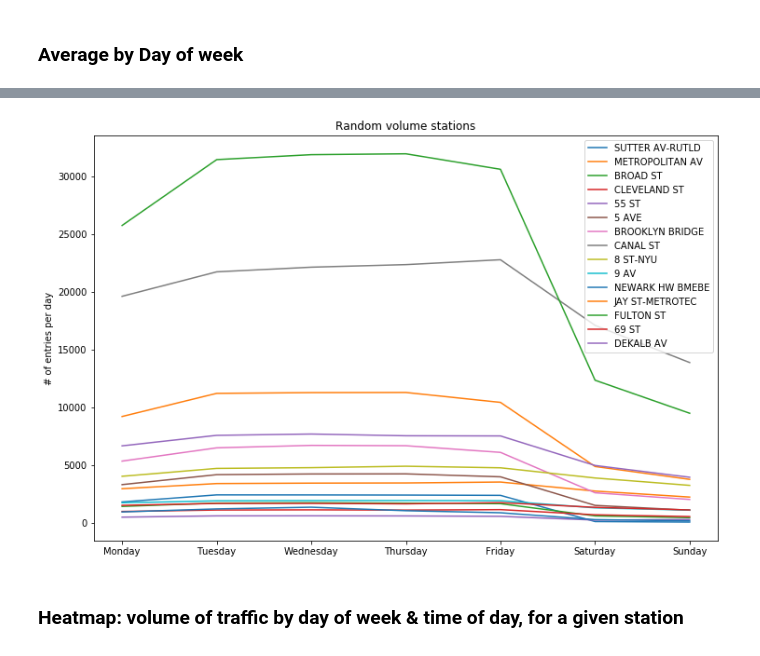
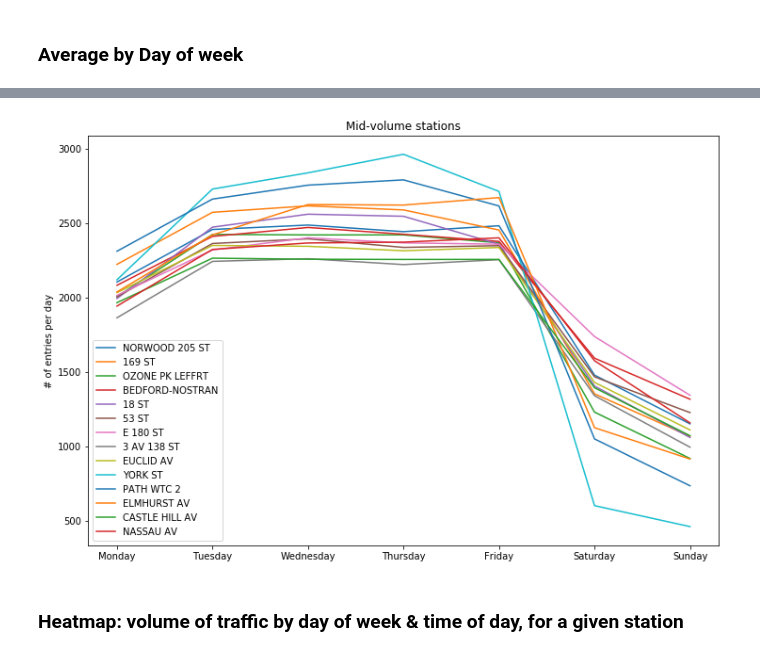
Before and after one commit to luketibbott/benson, a Jupyter notebook: benson_EDA-KF.ipynb, the cells around one changed output, grey strips where cells are left out. Cells and saved outputs as stored; diff of their text form; code cells hidden in the pictures.

```diff
--- a/benson_EDA-KF.ipynb
+++ b/benson_EDA-KF.ipynb
@@ -206,7 +225,7 @@ Compute chaos and weekend diff as % of total
 
 To make sure there are no anomalies on a certain day
 # %%
-grp3 = df3.groupby(['STATION','DATE'])['ENTRY_DIFFS','EXIT_DIFFS','TOTAL'].sum().reset_index()
+grp3 = df2.groupby(['STATION','DATE'])['ENTRY_DIFFS','EXIT_DIFFS','TOTAL'].sum().reset_index()
 # %%
 # ** If we want to keep this chart, change x-axis to 'Mon, Tues, Wed, etc'?
 
@@ -238,5 +257,5 @@ for s in highest_vol:
     plt.xticks(rotation=90)
     plt.legend()
     plt.ylabel('volume per day (# passengers)')
-    plt.title('Highest volume stations');
+    plt.title('Highest volume stations (log y-scale)');
 # %% [output]
@@ -263,8 +282,8 @@ for s in lowest_vol:
 
 fig, ax = plt.subplots(figsize=[12,8])
 
-for s in rand_vol:
-    dum_df = grp3[grp3['cSTATION'] == s]
+for s in mid_vol:
+    dum_df = grp3[grp3['STATION'] == s]
     xs = dum_df['DATE']
     plt.plot(xs, dum_df['TOTAL'], label=s)
 #     xticklocs = ax.get_xticks()
@@ -272,5 +291,5 @@ for s in rand_vol:
     plt.xticks(rotation=90)
     plt.legend()
     plt.ylabel('volume per day (# passengers)')
-    plt.title('Random stations');
+    plt.title('Mid-volume stations');
 # %% [output]
@@ -278,7 +297,7 @@ for s in rand_vol:
 # %% [markdown]
 ### Average by Day of week
 # %%
-grp1 = df3.groupby(['STATION', 'DAY_OF_WEEK'])['ENTRY_DIFFS','EXIT_DIFFS','TOTAL'].mean().reset_index()
+grp1 = df2.groupby(['STATION', 'DAY_OF_WEEK'])['ENTRY_DIFFS','EXIT_DIFFS','TOTAL'].mean().reset_index()
 # %%
 xlabels_dow = calendar.day_name[:]
 # %%
@@ -301,20 +320,20 @@ plt.title('Highest volume stations');
 # %%
 fig, ax = plt.subplots(figsize=[12,8])
 
-for s in rand_vol:
+for s in mid_vol:
     dum_df = grp1[grp1['STATION'] == s]
     xs = dum_df['DAY_OF_WEEK']
 #     week_start = xs.iloc[0].strftime('%Y-%m-%d')
     plt.plot(xs, dum_df['TOTAL'], label=s)
 
 # xticklocs = ax.get_xticks()
 plt.xticks(np.arange(7), xlabels_dow)
 # plt.xticks(rotation=90)
 plt.legend()
 plt.ylabel('# of entries per day')
-plt.title('Random volume stations');
+plt.title('Mid-volume stations');
 # %% [output]
-[figure, old version]
+[figure, new version]
 # %% [markdown]
 ### Heatmap: volume of traffic by day of week & time of day, for a given station
 # %%
```
Also changed, not shown: parts of 66 cells of this notebook.
